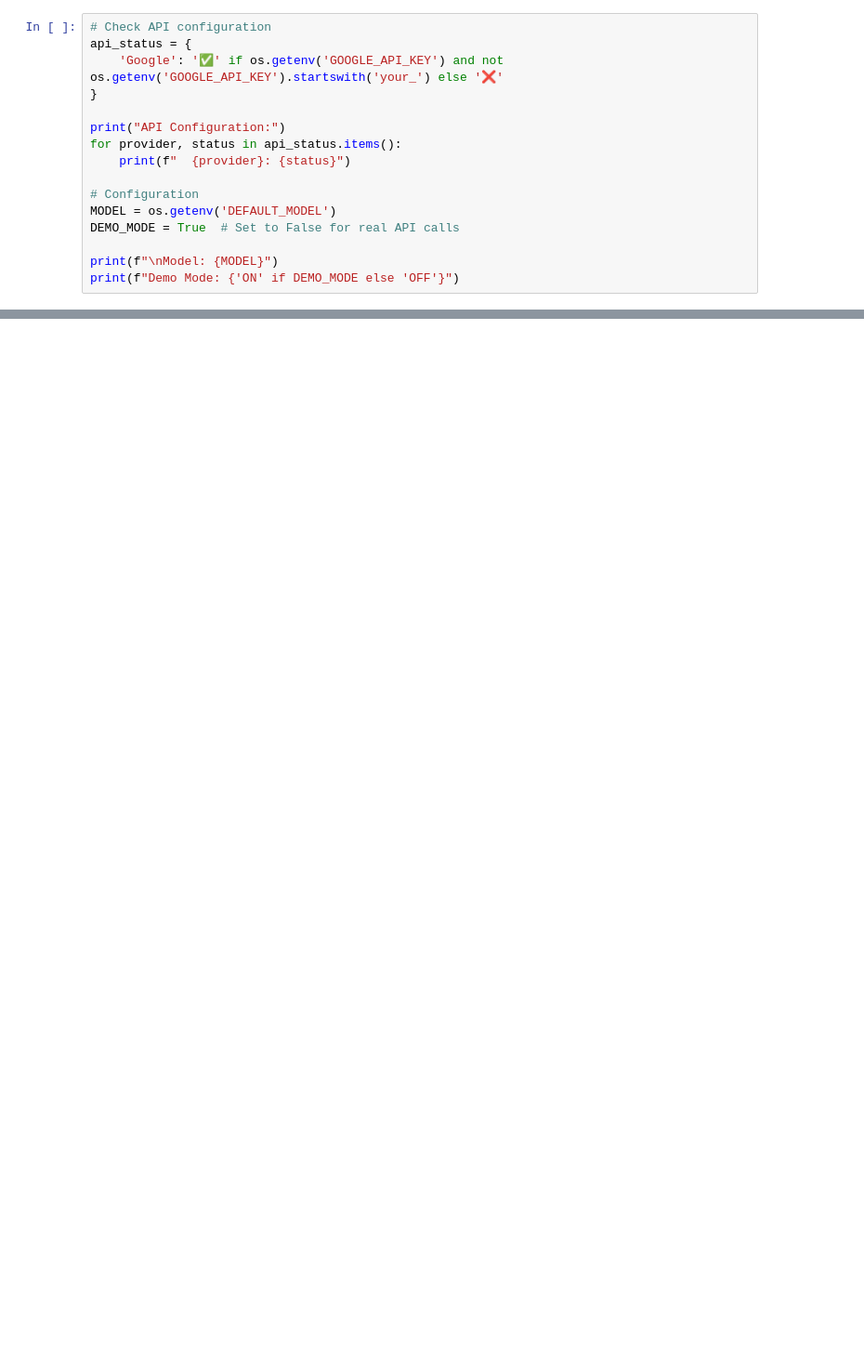
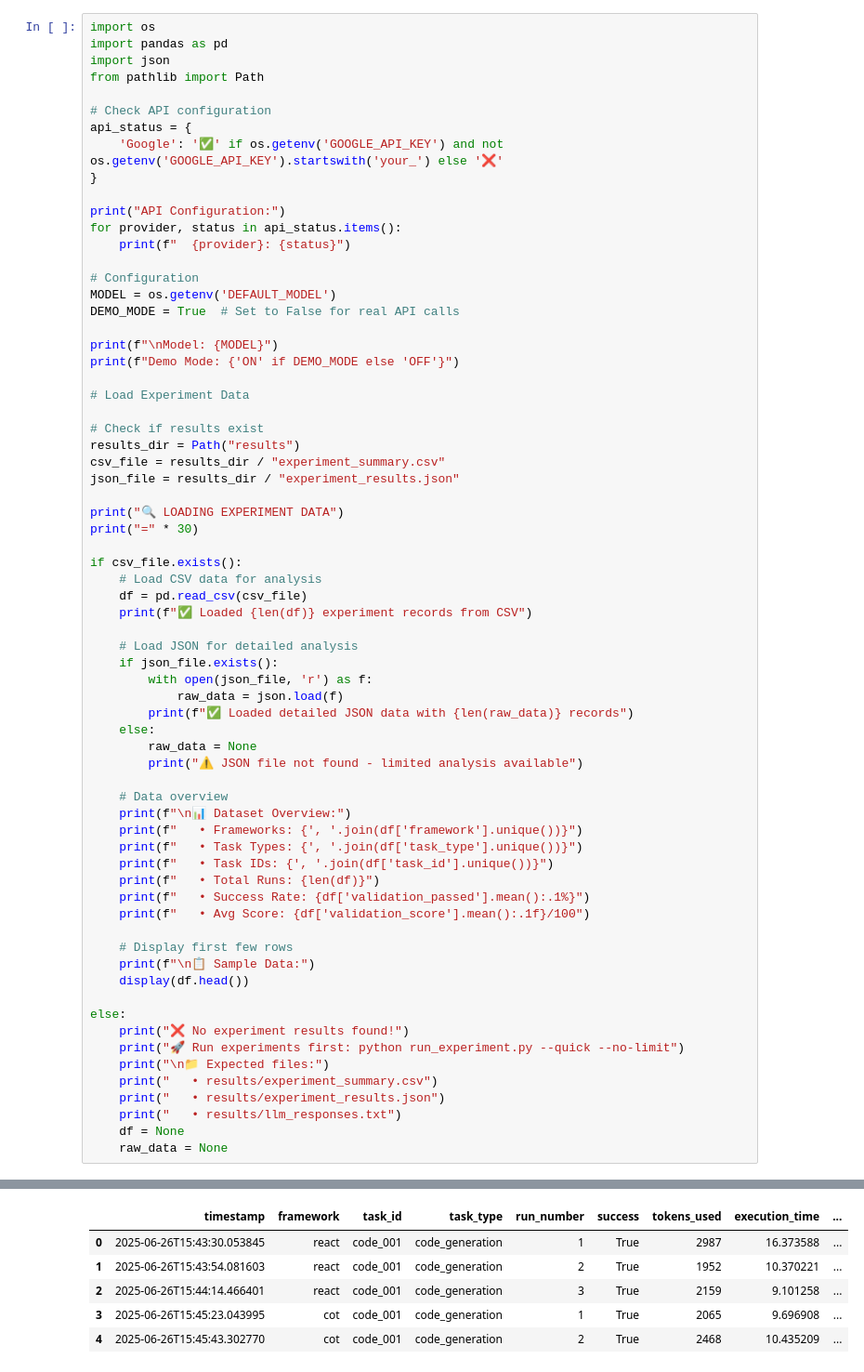
Before and after one commit to clementcaron/scientific-project-clement, a Jupyter notebook: experiment.ipynb, the cells around one changed output, grey strips where cells are left out. Shown at 93% size. Drawn from its saved outputs; the diff is of its cells as text; blank space fills up the shorter version.

Commit message:
v3: Changed Validators, How the results are downloaded and Notebook presenation.

```diff
--- a/experiment.ipynb
+++ b/experiment.ipynb
@@ -32,4 +167,9 @@ print("✅ Environment loaded")
 # %%
+import os
+import pandas as pd
+import json
+from pathlib import Path
+
 # Check API configuration
 api_status = {
     'Google': '✅' if os.getenv('GOOGLE_API_KEY') and not os.getenv('GOOGLE_API_KEY').startswith('your_') else '❌'
@@ -45,3 +185,51 @@ DEMO_MODE = True  # Set to False for real API calls
 
 print(f"\nModel: {MODEL}")
 print(f"Demo Mode: {'ON' if DEMO_MODE else 'OFF'}")
+
+# Load Experiment Data
+
+# Check if results exist
+results_dir = Path("results")
+csv_file = results_dir / "experiment_summary.csv"
+json_file = results_dir / "experiment_results.json"
+
+print("🔍 LOADING EXPERIMENT DATA")
+print("=" * 30)
+
+if csv_file.exists():
+    # Load CSV data for analysis
+    df = pd.read_csv(csv_file)
+    print(f"✅ Loaded {len(df)} experiment records from CSV")
+
+    # Load JSON for detailed analysis
+    if json_file.exists():
+        with open(json_file, 'r') as f:
+            raw_data = json.load(f)
+        print(f"✅ Loaded detailed JSON data with {len(raw_data)} records")
+    else:
+        raw_data = None
+        print("⚠️ JSON file not found - limited analysis available")
+
+    # Data overview
+    print(f"\n📊 Dataset Overview:")
+    print(f"   • Frameworks: {', '.join(df['framework'].unique())}")
+    print(f"   • Task Types: {', '.join(df['task_type'].unique())}")
+    print(f"   • Task IDs: {', '.join(df['task_id'].unique())}")
+    print(f"   • Total Runs: {len(df)}")
+    print(f"   • Success Rate: {df['validation_passed'].mean():.1%}")
+    print(f"   • Avg Score: {df['validation_score'].mean():.1f}/100")
+
+    # Display first few rows
+    print(f"\n📋 Sample Data:")
+    display(df.head())
+
+else:
+    print("❌ No experiment results found!")
+    print("🚀 Run experiments first: python run_experiment.py --quick --no-limit")
+    print("\n📁 Expected files:")
+    print("   • results/experiment_summary.csv")
+    print("   • results/experiment_results.json")
+    print("   • results/llm_responses.txt")
+    df = None
+    raw_data = None
+# %% [output]
@@ -48,3 +255,9 @@ print(f"Demo Mode: {'ON' if DEMO_MODE else 'OFF'}")
+|  | timestamp | framework | task_id | task_type | run_number | success | tokens_used | execution_time | ... |
+| 0 | 2025-06-26T15:43:30.053845 | react | code_001 | code_generation | 1 | True | 2987 | 16.373588 | ... |
+| 1 | 2025-06-26T15:43:54.081603 | react | code_001 | code_generation | 2 | True | 1952 | 10.370221 | ... |
+| 2 | 2025-06-26T15:44:14.466401 | react | code_001 | code_generation | 3 | True | 2159 | 9.101258 | ... |
+| 3 | 2025-06-26T15:45:23.043995 | cot | code_001 | code_generation | 1 | True | 2065 | 9.696908 | ... |
+| 4 | 2025-06-26T15:45:43.302770 | cot | code_001 | code_generation | 2 | True | 2468 | 10.435209 | ... |
 # %% [markdown]
 ## Task Definitions
 
```
Also changed, not shown: parts of 23 cells of this notebook, 19 other files.
